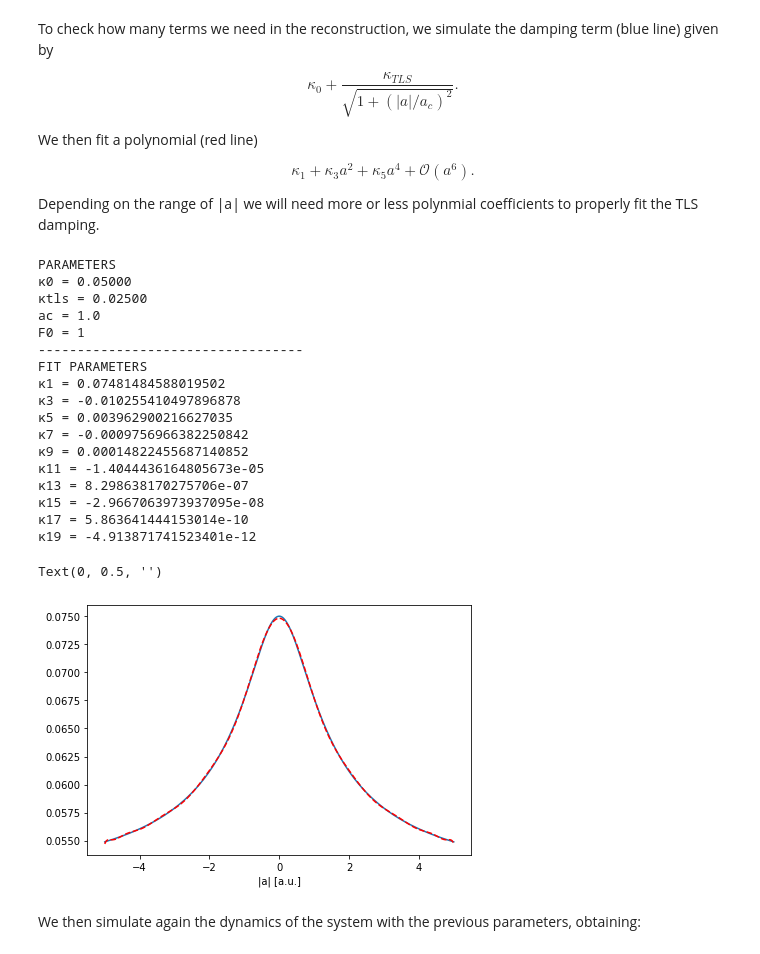
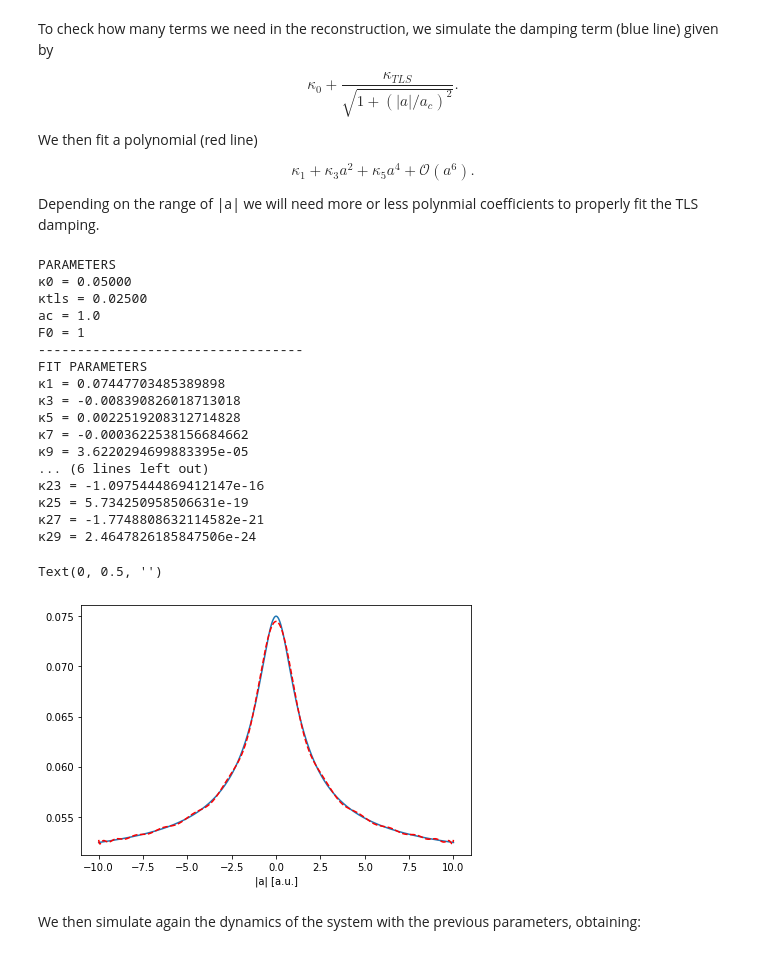
Before and after one commit to jcrivera-hdez/Scripts, a Jupyter notebook: data-analysis/TLS/HB-TLS_Model-Simulation.ipynb, the cells around one changed output. Cells and saved outputs as stored; diff of their text form; code cells hidden in the pictures.

```diff
--- a/data-analysis/TLS/HB-TLS_Model-Simulation.ipynb
+++ b/data-analysis/TLS/HB-TLS_Model-Simulation.ipynb
@@ -93,7 +93,7 @@ plt.rcParams['figure.constrained_layout.use'] = True
 π = np.pi
 # %%
 # Functions
-def eom_nonlinear(time, state, fr, kappa0, kappa_tls, ac, lambd, drives, ddrives, aplha=0, beta=0):
+def eom_nonlinear(time, state, fr, kappa0, kappa_tls, ac, lambd, drives, ddrives, alpha=0, beta=0):
     # resonant frequency
     ωr = 2*π * fr
 
@@ -110,7 +110,7 @@ def eom_nonlinear(time, state, fr, kappa0, kappa_tls, ac, lambd, drives, ddrives
     return  np.sqrt(gain) * (-1.0j*ωr*(state_norm-drives_norm) - kappa0*(state_norm-drives_norm) - kappa_tls/np.sqrt(1+((np.abs(state_norm-drives_norm)/(ac*lambd))**2))*(state_norm-drives_norm) + ddrives_norm + lambd**2*drives_norm)
 
 
-def eom_nonlinear_real(time, state_real, fr, kappa0, kappa_tls, ac, lambd, drives, ddrives):
+def eom_nonlinear_real(time, state_real, fr, kappa0, kappa_tls, ac, lambd, drives, ddrives, alpha=0, beta=0):
     state_complex = state_real[::2] + 1j*state_real[1::2]
     ret_complex = eom_nonlinear(time, state_complex, fr, kappa0, kappa_tls, ac, lambd, drives, ddrives, alpha, beta)
     tmp = np.zeros(len(ret_complex)*2)
@@ -151,7 +151,6 @@ def nonlinear_simulation(fr, kappa0, kappa_tls, ac, lambd, fd1, fd2, B, alpha=0,
     for i,t in enumerate(t_all):
         o.integrate(t)
         y_all[i] = o.y
-
 
     # Merge the results onto the complex plane
     field_all = y_all[:,0] + 1.0j*y_all[:,1]
@@ -196,7 +195,7 @@ def recon_nonlinear(Field, Field_in, field, field_in, freqs, indices, order):
 
     # Non-linear damping terms
     for exp_ind, exp_val in enumerate(order):
-        col = np.fft.fft((field/np.sqrt(gain) - field_in/np.sqrt(att))**(exp_val) )[indices] / len(field)
+        col = np.fft.fft(np.abs((field/np.sqrt(gain) - field_in/np.sqrt(att))) ** exp_val * (field / np.sqrt(gain) - field_in / np.sqrt(att)))[indices] / len(field)
         H = np.vstack((H, col))
 
     # Making the matrix real instead of complex
@@ -765,47 +764,47 @@ print(f'F0 = {F0:.0f}')
 print('----------------------------------')
 
 # We simulate the TLS non-linearity
-x_sim = np.linspace(-5, 5, 1000)
+x_sim = np.linspace(-10, 10, 1000)
 y_sim = κ0 + κtls/np.sqrt(1 + (x_sim/ac)**2)
 
 # Polynomial fit up to nth order
-n = np.arange(0, 19, 2)
+n = np.arange(0, 29, 2)
 coefficients = np.polynomial.polynomial.polyfit(x_sim, y_sim, n)
 
 # Fit data
 y_fit = 0
 print('FIT PARAMETERS')
 for coef_ind, coef_val in enumerate(coefficients):
     y_fit += coef_val*x_sim**coef_ind
     if coef_ind%2 == 0:
         print(f'κ{coef_ind+1} = {coef_val}')
 
 # Plot
 fig7, ax7 = plt.subplots(1)
 ax7.plot(x_sim, y_sim)
 ax7.plot(x_sim, y_fit, 'r--')
 ax7.set_xlabel('|a| [a.u.]')
 ax7.set_ylabel('')
 # %% [output]
 PARAMETERS
 κ0 = 0.05000
 κtls = 0.02500
 ac = 1.0
 F0 = 1
 ----------------------------------
 FIT PARAMETERS
-κ1 = 0.07481484588019502
-κ3 = -0.010255410497896878
-κ5 = 0.003962900216627035
-κ7 = -0.0009756966382250842
-κ9 = 0.00014822455687140852
-κ11 = -1.4044436164805673e-05
-κ13 = 8.298638170275706e-07
-κ15 = -2.9667063973937095e-08
-κ17 = 5.863641444153014e-10
-κ19 = -4.913871741523401e-12
+κ1 = 0.07447703485389898
+κ3 = -0.008390826018713018
+κ5 = 0.0022519208312714828
+κ7 = -0.0003622538156684662
+κ9 = 3.6220294699883395e-05
+... (6 lines left out)
+κ23 = -1.0975444869412147e-16
+κ25 = 5.734250958506631e-19
+κ27 = -1.7748808632114582e-21
+κ29 = 2.4647826185847506e-24
 Text(0, 0.5, '')
-[figure, old version]
+[figure, new version]
 # %%
 # Simulation
 A, Ain, a_all, a, ain, f, t_arr, drive, imp_ind = nonlinear_simulation(f0, κ0, κtls, ac, λ, f1, f2, F0)
```
Also changed, not shown: parts of 5 cells of this notebook.
